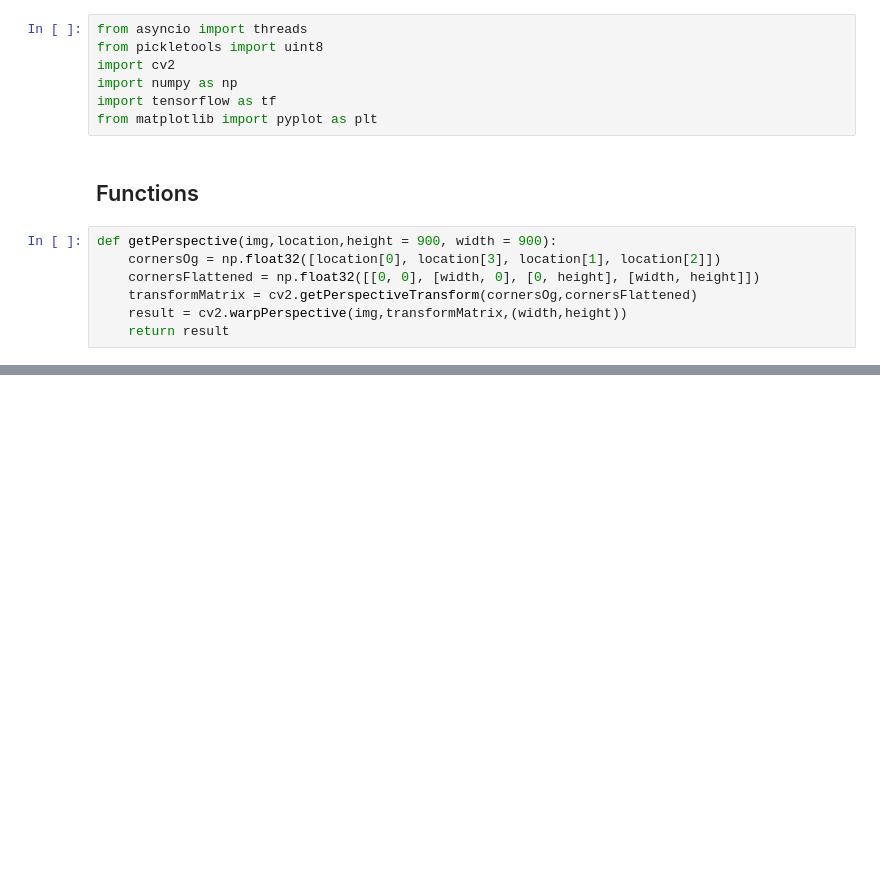
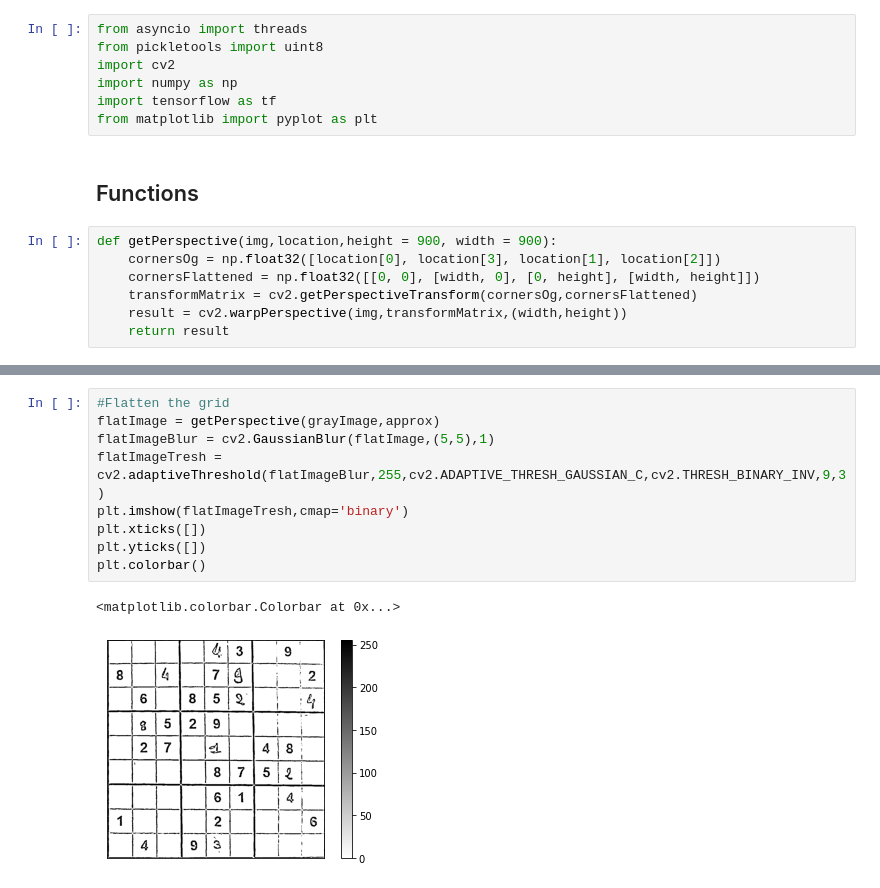
Before and after one commit to Kernivel/sudoku_solver, a Jupyter notebook: OpenCV Sudoku.ipynb, the cells around one changed output, grey strips where cells are left out. Saved outputs shown, nothing was run; the diff lists cells and outputs as text; blank space fills up the shorter version.

```diff
--- a/OpenCV Sudoku.ipynb
+++ b/OpenCV Sudoku.ipynb
@@ -20,0 +63,12 @@ def getPerspective(img,location,height = 900, width = 900):
+# %%
+#Flatten the grid
+flatImage = getPerspective(grayImage,approx)
+flatImageBlur = cv2.GaussianBlur(flatImage,(5,5),1)
+flatImageTresh = cv2.adaptiveThreshold(flatImageBlur,255,cv2.ADAPTIVE_THRESH_GAUSSIAN_C,cv2.THRESH_BINARY_INV,9,3)
+plt.imshow(flatImageTresh,cmap='binary')
+plt.xticks([])
+plt.yticks([])
+plt.colorbar()
+# %% [output]
+<matplotlib.colorbar.Colorbar at 0x...>
+[figure, added]
```
Also changed, not shown: parts of 9 cells of this notebook, 9 other files.
